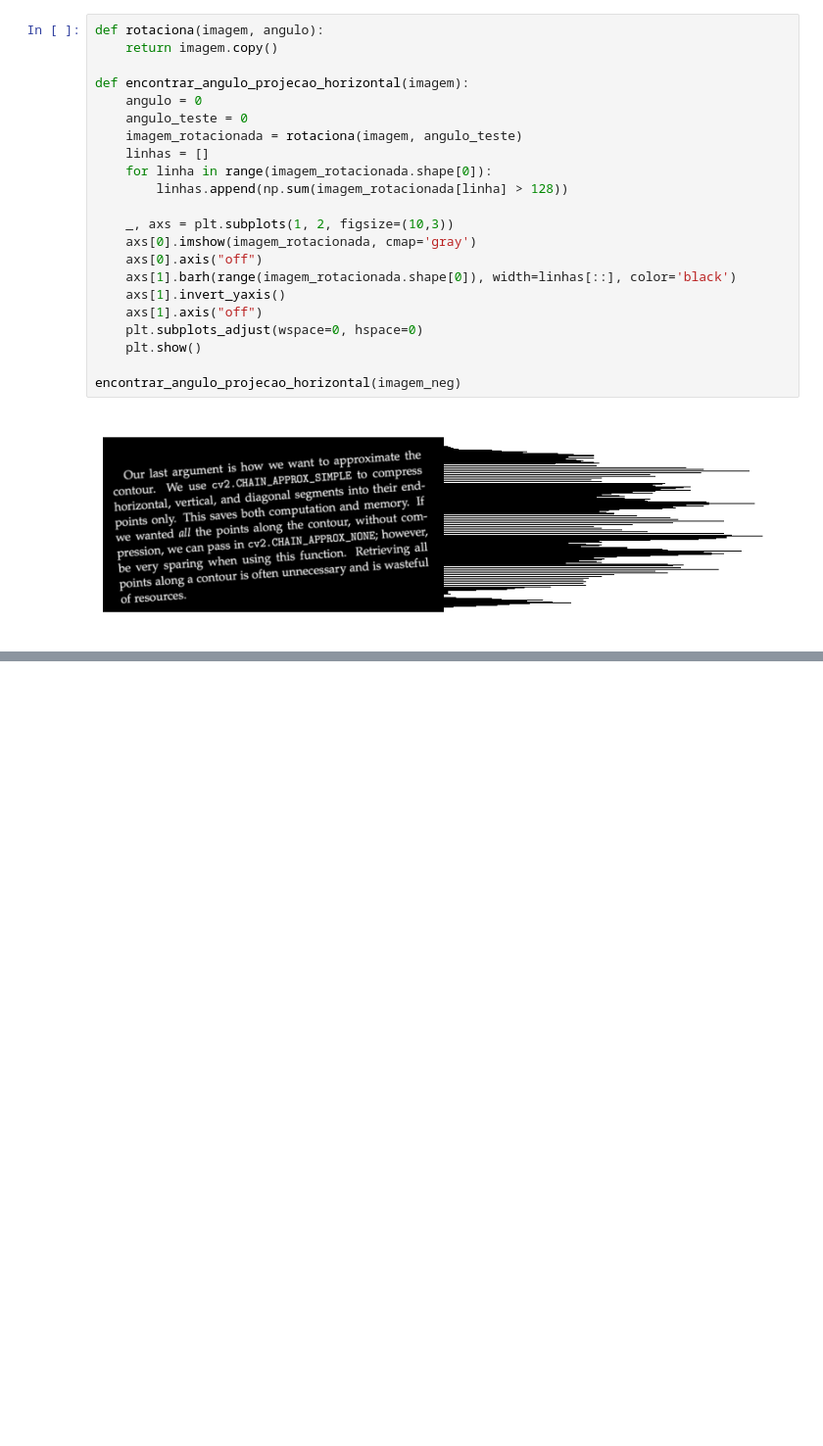
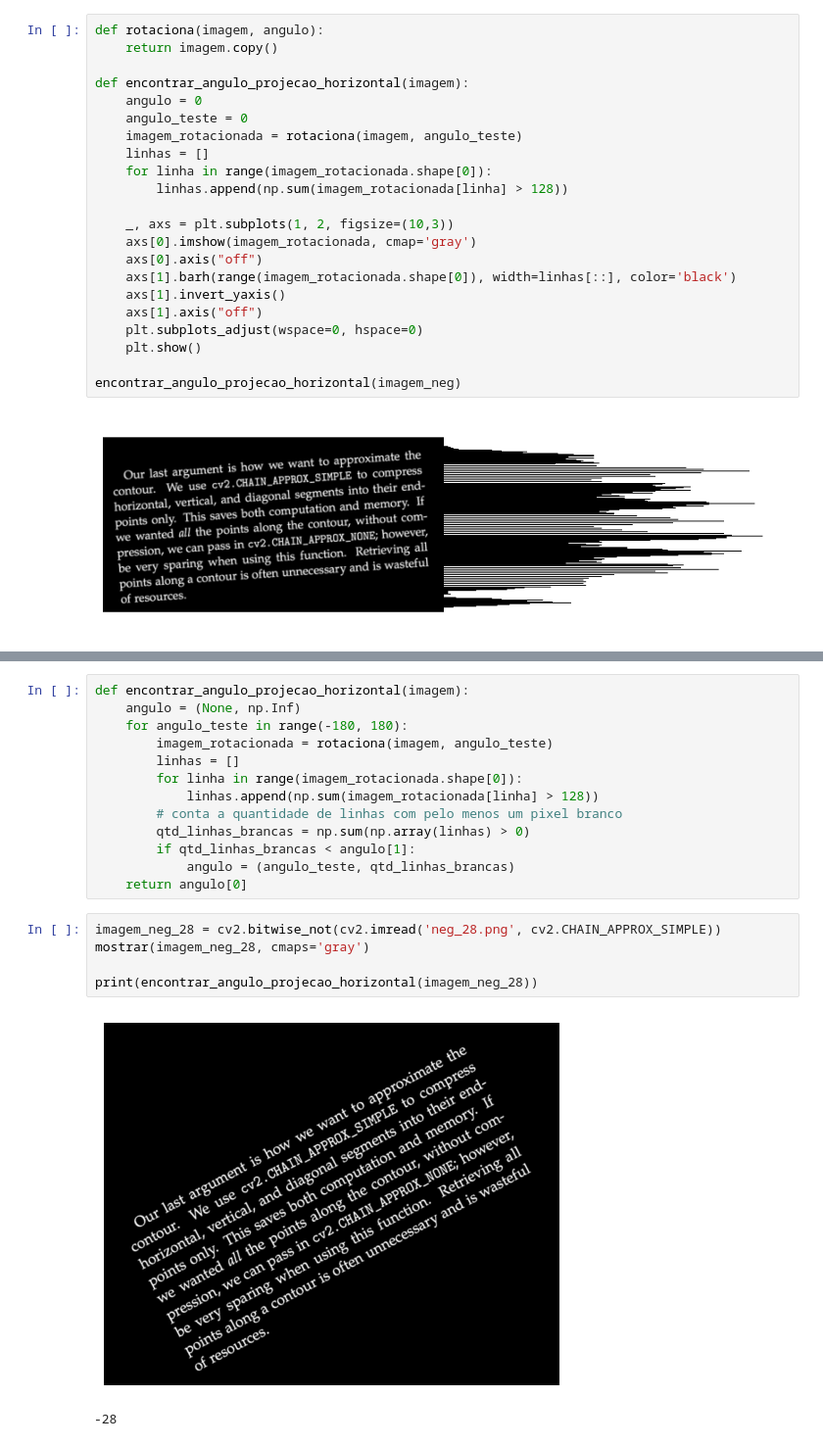
Before and after one commit to salocinrevenge/Grafica, a Jupyter notebook: mc920/trabalho3/notebook.ipynb, the cells around one changed output, grey strips where cells are left out. Shown at 98% size. Saved outputs shown, nothing was run; the diff lists cells and outputs as text; blank space fills up the shorter version.

```diff
--- a/mc920/trabalho3/notebook.ipynb
+++ b/mc920/trabalho3/notebook.ipynb
@@ -129 +138,22 @@ encontrar_angulo_projecao_horizontal(imagem_neg)
 -4
+# %%
+def encontrar_angulo_projecao_horizontal(imagem):
+    angulo = (None, np.Inf)
+    for angulo_teste in range(-180, 180):
+        imagem_rotacionada = rotaciona(imagem, angulo_teste)
+        linhas = []
+        for linha in range(imagem_rotacionada.shape[0]):
+            linhas.append(np.sum(imagem_rotacionada[linha] > 128))
+        # conta a quantidade de linhas com pelo menos um pixel branco
+        qtd_linhas_brancas = np.sum(np.array(linhas) > 0)
+        if qtd_linhas_brancas < angulo[1]:
+            angulo = (angulo_teste, qtd_linhas_brancas)
+    return angulo[0]
+# %%
+imagem_neg_28 = cv2.bitwise_not(cv2.imread('neg_28.png', cv2.CHAIN_APPROX_SIMPLE))
+mostrar(imagem_neg_28, cmaps='gray')
+
+print(encontrar_angulo_projecao_horizontal(imagem_neg_28))
+# %% [output]
+[figure, added]
+-28
```
Also changed, not shown: parts of 7 cells of this notebook.
